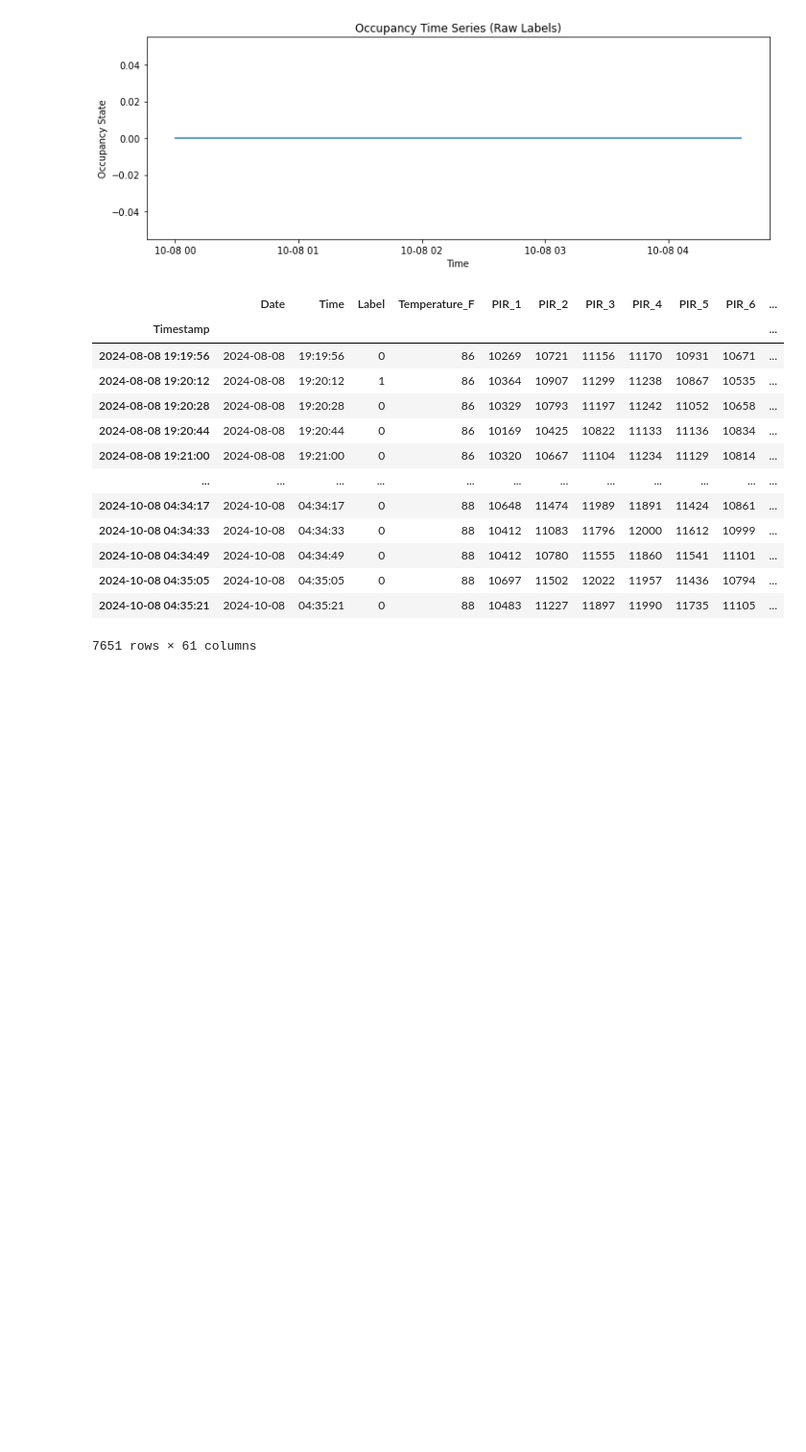
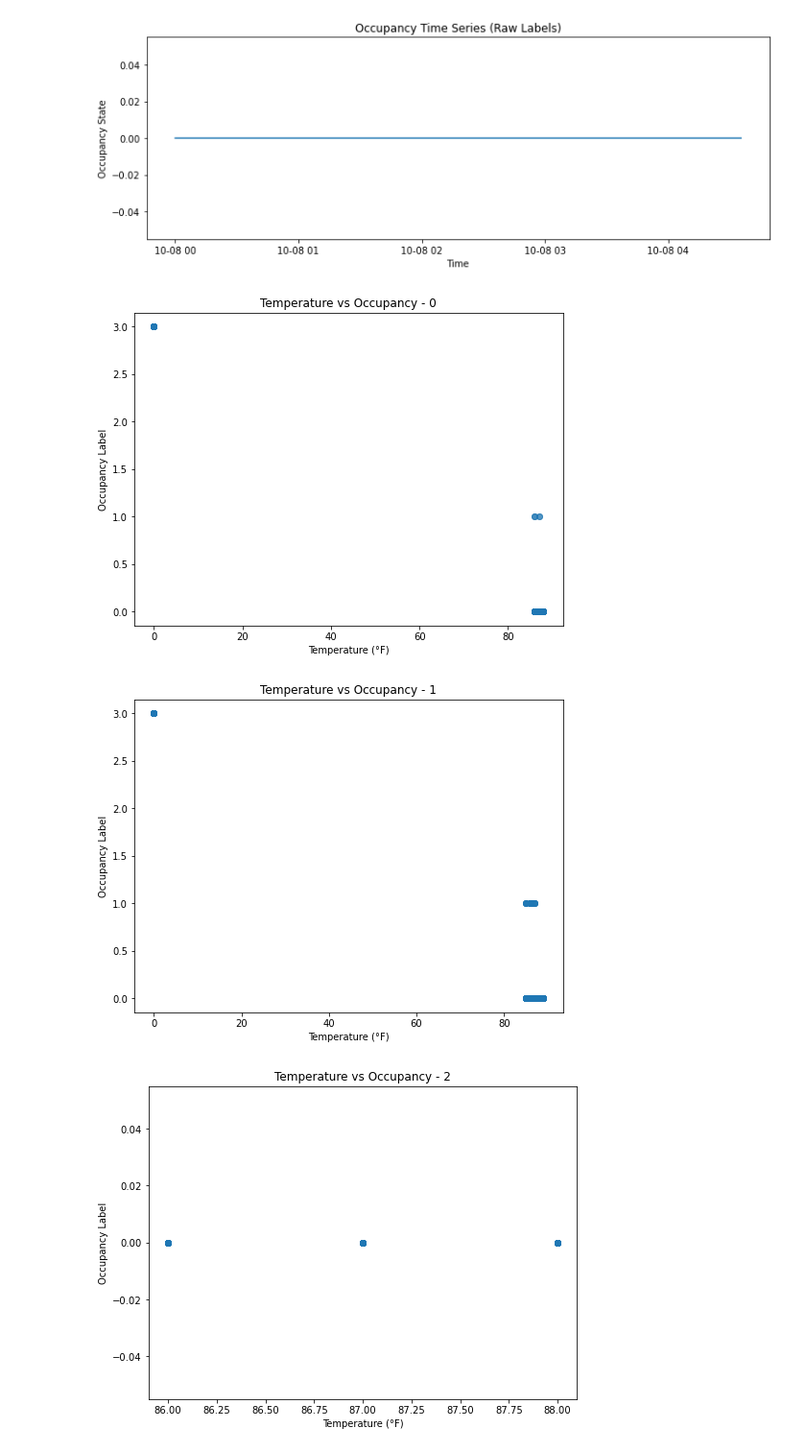
Before and after one commit to Grace-5507/Office-Occupancy-Prediction, a Jupyter notebook: PIRvision_FoG_presence_detection.ipynb, the cells around one changed output. Shown at 96% size. Cells and saved outputs as stored; diff of their text form; code cells hidden in the pictures; blank space fills up the shorter version.

```diff
--- a/PIRvision_FoG_presence_detection.ipynb
+++ b/PIRvision_FoG_presence_detection.ipynb
@@ -455,24 +465,24 @@ for i, block in enumerate([block0, block1, block2]):
 [figure]
 [figure]
 [figure]
-# %%
-
-
-df_all = pd.concat([block0, block1, block2])
-df_all = df_all.sort_index()  # sort by Timestamp just in case
-df_all
-# %% [output]
-|  | Date | Time | Label | Temperature_F | PIR_1 | PIR_2 | PIR_3 | PIR_4 | PIR_5 | PIR_6 | ... |
-| Timestamp |  |  |  |  |  |  |  |  |  |  | ... |
-| 2024-08-08 19:19:56 | 2024-08-08 | 19:19:56 | 0 | 86 | 10269 | 10721 | 11156 | 11170 | 10931 | 10671 | ... |
-| 2024-08-08 19:20:12 | 2024-08-08 | 19:20:12 | 1 | 86 | 10364 | 10907 | 11299 | 11238 | 10867 | 10535 | ... |
-| 2024-08-08 19:20:28 | 2024-08-08 | 19:20:28 | 0 | 86 | 10329 | 10793 | 11197 | 11242 | 11052 | 10658 | ... |
-| 2024-08-08 19:20:44 | 2024-08-08 | 19:20:44 | 0 | 86 | 10169 | 10425 | 10822 | 11133 | 11136 | 10834 | ... |
-| 2024-08-08 19:21:00 | 2024-08-08 | 19:21:00 | 0 | 86 | 10320 | 10667 | 11104 | 11234 | 11129 | 10814 | ... |
-| ... | ... | ... | ... | ... | ... | ... | ... | ... | ... | ... | ... |
-| 2024-10-08 04:34:17 | 2024-10-08 | 04:34:17 | 0 | 88 | 10648 | 11474 | 11989 | 11891 | 11424 | 10861 | ... |
-| 2024-10-08 04:34:33 | 2024-10-08 | 04:34:33 | 0 | 88 | 10412 | 11083 | 11796 | 12000 | 11612 | 10999 | ... |
-| 2024-10-08 04:34:49 | 2024-10-08 | 04:34:49 | 0 | 88 | 10412 | 10780 | 11555 | 11860 | 11541 | 11101 | ... |
-| 2024-10-08 04:35:05 | 2024-10-08 | 04:35:05 | 0 | 88 | 10697 | 11502 | 12022 | 11957 | 11436 | 10794 | ... |
-| 2024-10-08 04:35:21 | 2024-10-08 | 04:35:21 | 0 | 88 | 10483 | 11227 | 11897 | 11990 | 11735 | 11105 | ... |
-7651 rows × 61 columns
+# %%
+blocks = {
+    0: df2[df2["block_id"] == 0],  # Aug 8th
+    1: df2[df2["block_id"] == 1],  # Sep 8th
+    2: df2[df2["block_id"] == 2],  # Oct 8th
+}
+# %%
+
+
+
+for name, block in blocks.items():
+    plt.figure(figsize=(8,6))
+    plt.scatter(block["Temperature_F"], block["Label"], alpha=0.3)
+    plt.xlabel("Temperature (°F)")
+    plt.ylabel("Occupancy Label")
+    plt.title(f"Temperature vs Occupancy - {name}")
+    plt.show()
+# %% [output]
+[figure, added]
+[figure, added]
+[figure, added]
```
Also changed, not shown: parts of 10 cells of this notebook.
